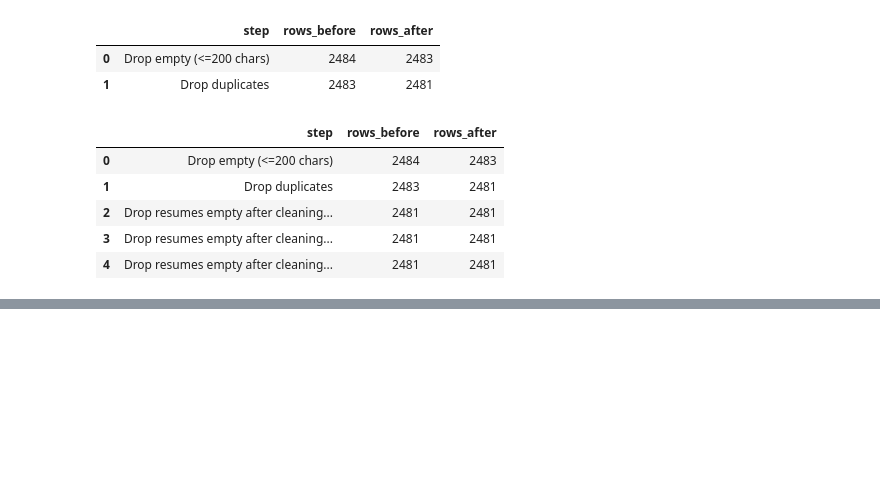
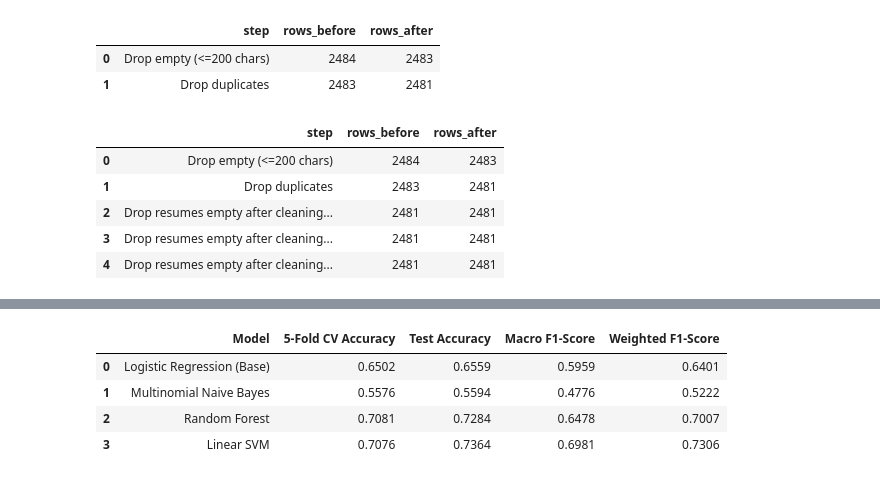
Before and after one commit to Najma-1437/SemProject_MLEngine, a Jupyter notebook: LogisticRegression_Base.ipynb, the cells around one changed output, grey strips where cells are left out. Drawn from its saved outputs; the diff is of its cells as text; code cells hidden in the pictures; blank space fills up the shorter version.

```diff
--- a/LogisticRegression_Base.ipynb
+++ b/LogisticRegression_Base.ipynb
@@ -143,0 +166,18 @@ pd.DataFrame(log)
+# %%
+import pandas as pd
+import numpy as np
+import matplotlib.pyplot as plt
+import seaborn as sns
+
+from sklearn.model_selection import train_test_split, StratifiedKFold, cross_val_score
+from sklearn.feature_extraction.text import TfidfVectorizer
+from sklearn.linear_model import LogisticRegression
+from sklearn.naive_bayes import MultinomialNB
+from sklearn.ensemble import RandomForestClassifier
+from sklearn.svm import LinearSVC
+from sklearn.metrics import classification_report, accuracy_score, f1_score, confusion_matrix
+
+# Load dataset
+df = pd.read_csv('Resume.csv')
+print(f"Dataset Shape: {df.shape}")
+print(f"Number of Unique Categories: {df['Category'].nunique()}")
@@ -143,0 +233,40 @@ pd.DataFrame(log)
+# %%
+# Define alternative models for comparative validation
+models = {
+    'Logistic Regression (Base)': LogisticRegression(C=1.0, max_iter=1000, random_state=42),
+    'Multinomial Naive Bayes': MultinomialNB(),
+    'Random Forest': RandomForestClassifier(n_estimators=100, random_state=42),
+    'Linear SVM': LinearSVC(C=1.0, random_state=42)
+}
+
+results = []
+
+for name, model in models.items():
+    # Evaluate via 5-Fold Cross Validation
+    cv_acc = cross_val_score(model, X_train_tfidf, y_train, cv=5, scoring='accuracy').mean()
+
+    # Fit and evaluate on Test Set
+    model.fit(X_train_tfidf, y_train)
+    y_pred = model.predict(X_test_tfidf)
+
+    test_acc = accuracy_score(y_test, y_pred)
+    macro_f1 = f1_score(y_test, y_pred, average='macro')
+    weighted_f1 = f1_score(y_test, y_pred, average='weighted')
+
+    results.append({
+        'Model': name,
+        '5-Fold CV Accuracy': round(cv_acc, 4),
+        'Test Accuracy': round(test_acc, 4),
+        'Macro F1-Score': round(macro_f1, 4),
+        'Weighted F1-Score': round(weighted_f1, 4)
+    })
+
+# Render Comparison Table in VS Code Notebook
+results_df = pd.DataFrame(results)
+display(results_df)
+# %% [output]
+|  | Model | 5-Fold CV Accuracy | Test Accuracy | Macro F1-Score | Weighted F1-Score |
+| 0 | Logistic Regression (Base) | 0.6502 | 0.6559 | 0.5959 | 0.6401 |
+| 1 | Multinomial Naive Bayes | 0.5576 | 0.5594 | 0.4776 | 0.5222 |
+| 2 | Random Forest | 0.7081 | 0.7284 | 0.6478 | 0.7007 |
+| 3 | Linear SVM | 0.7076 | 0.7364 | 0.6981 | 0.7306 |
```
Also changed, not shown: parts of 4 cells of this notebook, 2 other files.
